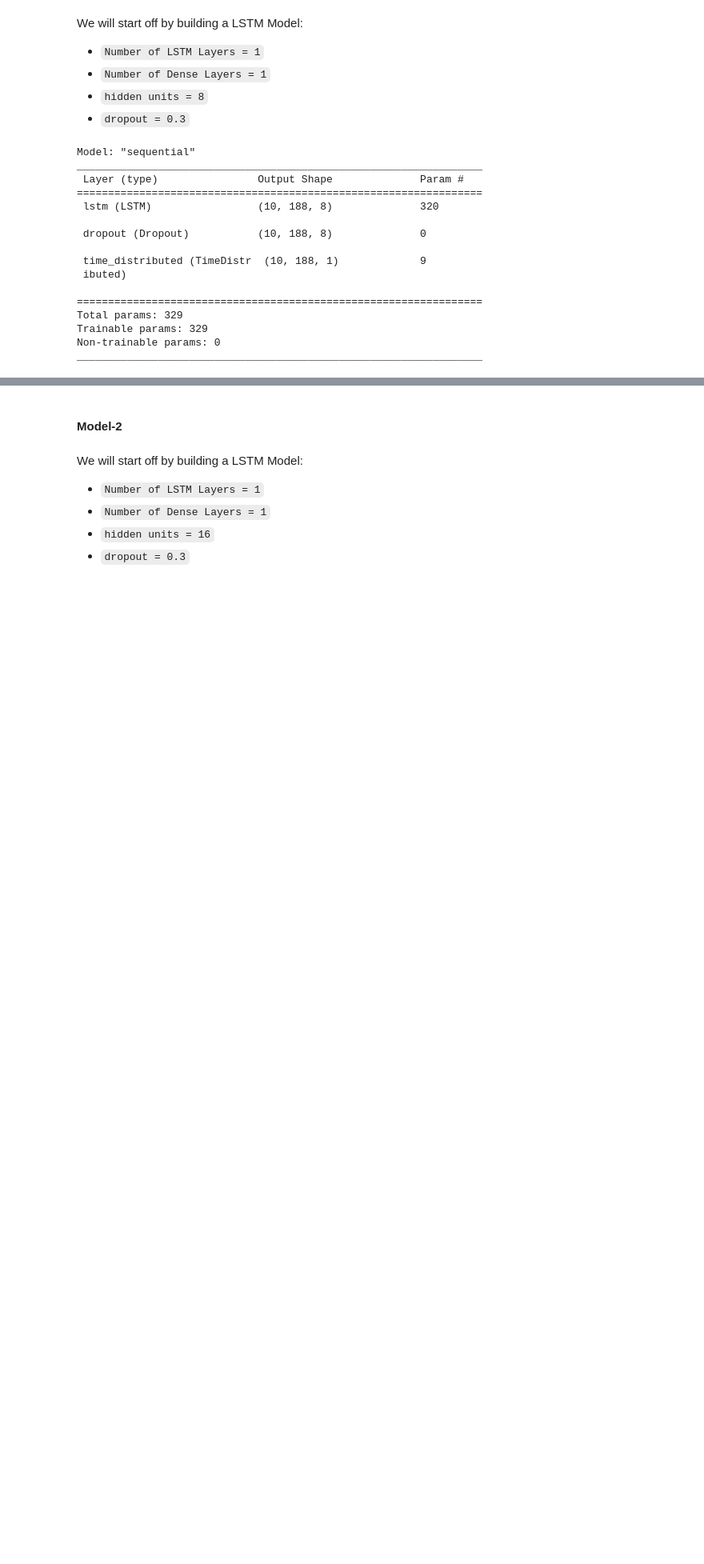
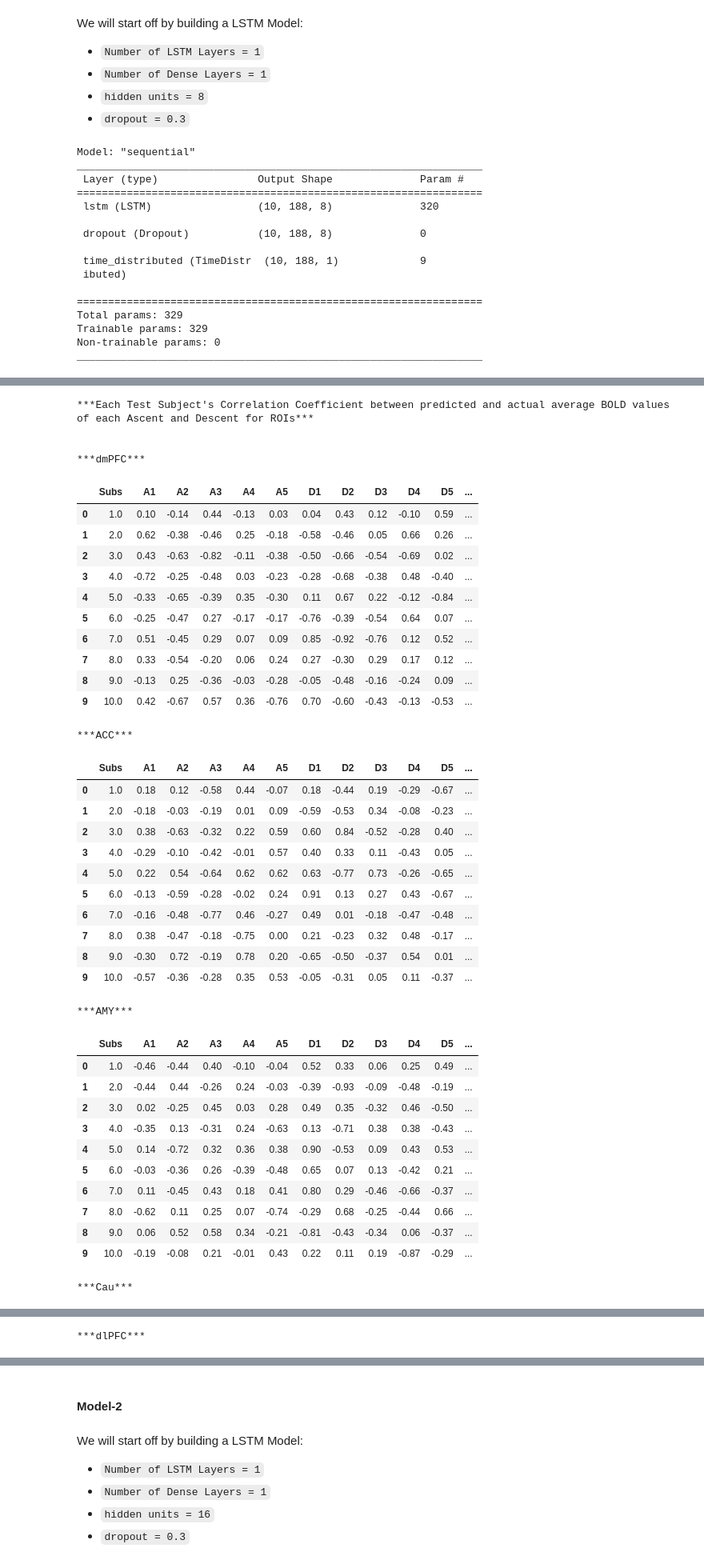
Before and after one commit to RishiDarkDevil/Neural-Uncertainty-Representation, a Jupyter notebook: Trained_Basic_LSTM_Model_Archs_Compared.ipynb, the cells around one changed output, grey strips where cells are left out. Shown at 80% size. Drawn from its saved outputs; the diff is of its cells as text; code cells hidden in the pictures; blank space fills up the shorter version.

Commit message:
Better pandas presentation of the correlation of ascent and descents between actual and pred BOLD

```diff
--- a/Trained_Basic_LSTM_Model_Archs_Compared.ipynb
+++ b/Trained_Basic_LSTM_Model_Archs_Compared.ipynb
@@ -252,0 +255,43 @@ lOFC: 0.25, Ascents: [ 0.08  0.1  -0.2   0.16 -0.08], Avg. Ascent: 0.01, Descent
+# %%
+generate_each_sub_n_overall_pred_corr(preds)
+# %% [output]
+***Each Test Subject's Correlation Coefficient between predicted and actual average BOLD values of each Ascent and Descent for ROIs***
+
+
+***dmPFC***
+|  | Subs | A1 | A2 | A3 | A4 | A5 | D1 | D2 | D3 | D4 | D5 | ... |
+| 0 | 1.0 | 0.10 | -0.14 | 0.44 | -0.13 | 0.03 | 0.04 | 0.43 | 0.12 | -0.10 | 0.59 | ... |
+| 1 | 2.0 | 0.62 | -0.38 | -0.46 | 0.25 | -0.18 | -0.58 | -0.46 | 0.05 | 0.66 | 0.26 | ... |
+| 2 | 3.0 | 0.43 | -0.63 | -0.82 | -0.11 | -0.38 | -0.50 | -0.66 | -0.54 | -0.69 | 0.02 | ... |
+| 3 | 4.0 | -0.72 | -0.25 | -0.48 | 0.03 | -0.23 | -0.28 | -0.68 | -0.38 | 0.48 | -0.40 | ... |
+| 4 | 5.0 | -0.33 | -0.65 | -0.39 | 0.35 | -0.30 | 0.11 | 0.67 | 0.22 | -0.12 | -0.84 | ... |
+| 5 | 6.0 | -0.25 | -0.47 | 0.27 | -0.17 | -0.17 | -0.76 | -0.39 | -0.54 | 0.64 | 0.07 | ... |
+| 6 | 7.0 | 0.51 | -0.45 | 0.29 | 0.07 | 0.09 | 0.85 | -0.92 | -0.76 | 0.12 | 0.52 | ... |
+| 7 | 8.0 | 0.33 | -0.54 | -0.20 | 0.06 | 0.24 | 0.27 | -0.30 | 0.29 | 0.17 | 0.12 | ... |
+| 8 | 9.0 | -0.13 | 0.25 | -0.36 | -0.03 | -0.28 | -0.05 | -0.48 | -0.16 | -0.24 | 0.09 | ... |
+| 9 | 10.0 | 0.42 | -0.67 | 0.57 | 0.36 | -0.76 | 0.70 | -0.60 | -0.43 | -0.13 | -0.53 | ... |
+***ACC***
+|  | Subs | A1 | A2 | A3 | A4 | A5 | D1 | D2 | D3 | D4 | D5 | ... |
+| 0 | 1.0 | 0.18 | 0.12 | -0.58 | 0.44 | -0.07 | 0.18 | -0.44 | 0.19 | -0.29 | -0.67 | ... |
+| 1 | 2.0 | -0.18 | -0.03 | -0.19 | 0.01 | 0.09 | -0.59 | -0.53 | 0.34 | -0.08 | -0.23 | ... |
+| 2 | 3.0 | 0.38 | -0.63 | -0.32 | 0.22 | 0.59 | 0.60 | 0.84 | -0.52 | -0.28 | 0.40 | ... |
+| 3 | 4.0 | -0.29 | -0.10 | -0.42 | -0.01 | 0.57 | 0.40 | 0.33 | 0.11 | -0.43 | 0.05 | ... |
+| 4 | 5.0 | 0.22 | 0.54 | -0.64 | 0.62 | 0.62 | 0.63 | -0.77 | 0.73 | -0.26 | -0.65 | ... |
+| 5 | 6.0 | -0.13 | -0.59 | -0.28 | -0.02 | 0.24 | 0.91 | 0.13 | 0.27 | 0.43 | -0.67 | ... |
+| 6 | 7.0 | -0.16 | -0.48 | -0.77 | 0.46 | -0.27 | 0.49 | 0.01 | -0.18 | -0.47 | -0.48 | ... |
+| 7 | 8.0 | 0.38 | -0.47 | -0.18 | -0.75 | 0.00 | 0.21 | -0.23 | 0.32 | 0.48 | -0.17 | ... |
+| 8 | 9.0 | -0.30 | 0.72 | -0.19 | 0.78 | 0.20 | -0.65 | -0.50 | -0.37 | 0.54 | 0.01 | ... |
+| 9 | 10.0 | -0.57 | -0.36 | -0.28 | 0.35 | 0.53 | -0.05 | -0.31 | 0.05 | 0.11 | -0.37 | ... |
+***AMY***
+|  | Subs | A1 | A2 | A3 | A4 | A5 | D1 | D2 | D3 | D4 | D5 | ... |
+| 0 | 1.0 | -0.46 | -0.44 | 0.40 | -0.10 | -0.04 | 0.52 | 0.33 | 0.06 | 0.25 | 0.49 | ... |
+| 1 | 2.0 | -0.44 | 0.44 | -0.26 | 0.24 | -0.03 | -0.39 | -0.93 | -0.09 | -0.48 | -0.19 | ... |
+| 2 | 3.0 | 0.02 | -0.25 | 0.45 | 0.03 | 0.28 | 0.49 | 0.35 | -0.32 | 0.46 | -0.50 | ... |
+| 3 | 4.0 | -0.35 | 0.13 | -0.31 | 0.24 | -0.63 | 0.13 | -0.71 | 0.38 | 0.38 | -0.43 | ... |
+| 4 | 5.0 | 0.14 | -0.72 | 0.32 | 0.36 | 0.38 | 0.90 | -0.53 | 0.09 | 0.43 | 0.53 | ... |
+| 5 | 6.0 | -0.03 | -0.36 | 0.26 | -0.39 | -0.48 | 0.65 | 0.07 | 0.13 | -0.42 | 0.21 | ... |
+| 6 | 7.0 | 0.11 | -0.45 | 0.43 | 0.18 | 0.41 | 0.80 | 0.29 | -0.46 | -0.66 | -0.37 | ... |
+| 7 | 8.0 | -0.62 | 0.11 | 0.25 | 0.07 | -0.74 | -0.29 | 0.68 | -0.25 | -0.44 | 0.66 | ... |
+| 8 | 9.0 | 0.06 | 0.52 | 0.58 | 0.34 | -0.21 | -0.81 | -0.43 | -0.34 | 0.06 | -0.37 | ... |
+| 9 | 10.0 | -0.19 | -0.08 | 0.21 | -0.01 | 0.43 | 0.22 | 0.11 | 0.19 | -0.87 | -0.29 | ... |
+***Cau***
@@ -252,0 +309 @@ lOFC: 0.25, Ascents: [ 0.08  0.1  -0.2   0.16 -0.08], Avg. Ascent: 0.01, Descent
+***dlPFC***
```
Also changed, not shown: parts of 38 cells of this notebook.
